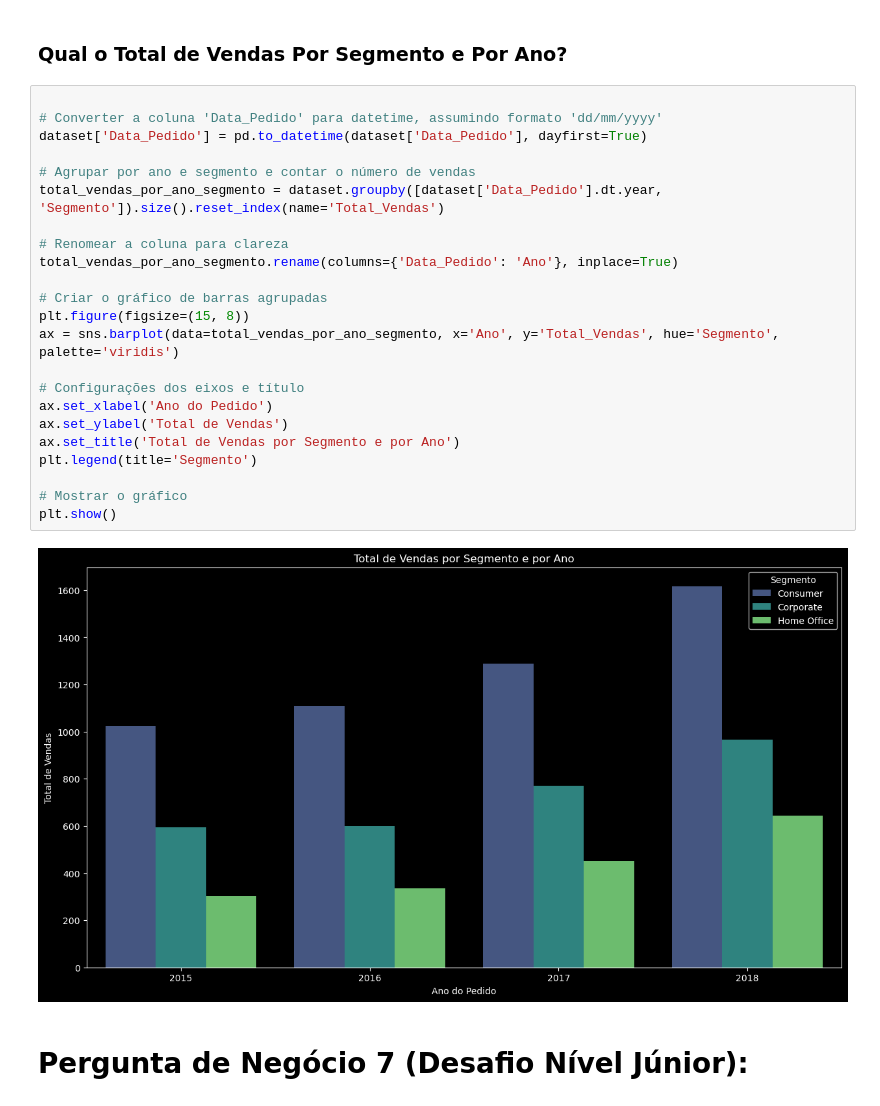
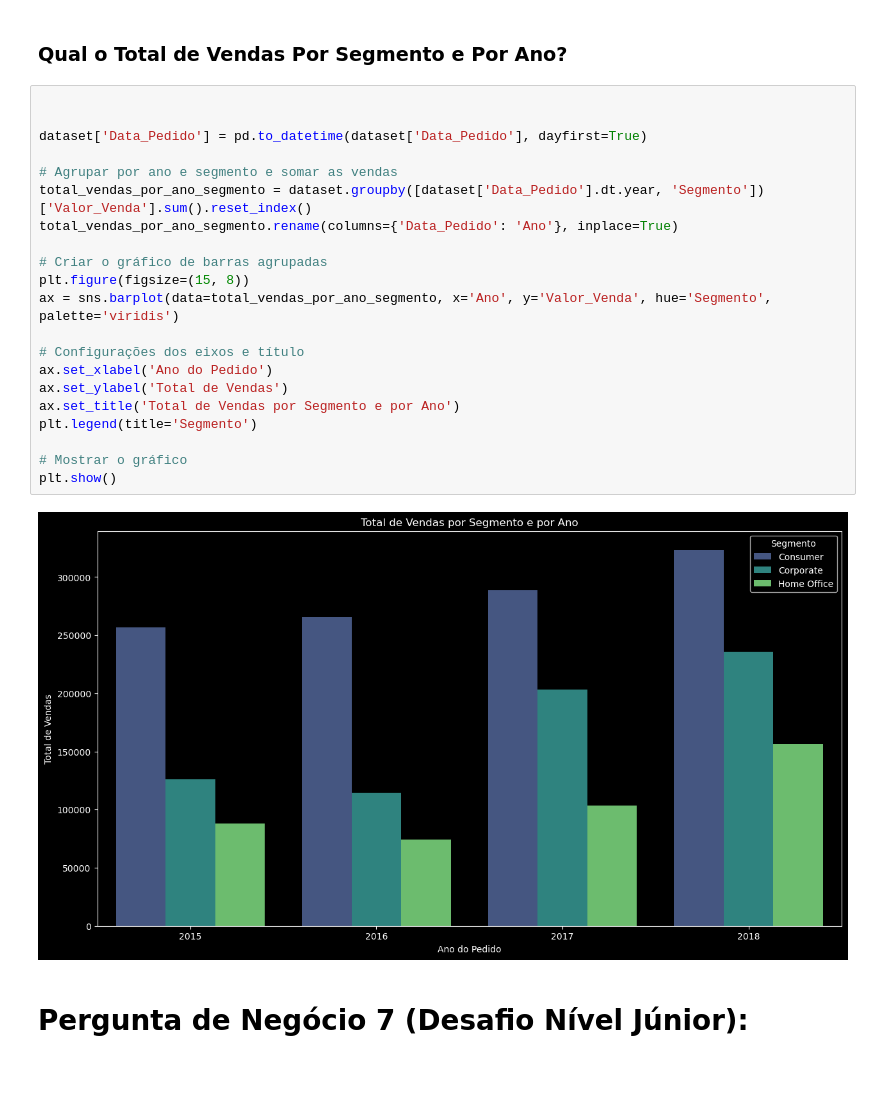
Before and after one commit to igoharaujo/Analise_exploratoria, a Jupyter notebook: varejo.ipynb, the cells around one changed output. Saved outputs shown, nothing was run; the diff lists cells and outputs as text; blank space fills up the shorter version.

```diff
--- a/varejo.ipynb
+++ b/varejo.ipynb
@@ -249,29 +256,27 @@ plt.show()
 ### Qual o Total de Vendas Por Segmento e Por Ano?
 # %%
 
-# Converter a coluna 'Data_Pedido' para datetime, assumindo formato 'dd/mm/yyyy'
+
 dataset['Data_Pedido'] = pd.to_datetime(dataset['Data_Pedido'], dayfirst=True)
 
-# Agrupar por ano e segmento e contar o número de vendas
-total_vendas_por_ano_segmento = dataset.groupby([dataset['Data_Pedido'].dt.year, 'Segmento']).size().reset_index(name='Total_Vendas')
-
-# Renomear a coluna para clareza
+# Agrupar por ano e segmento e somar as vendas
+total_vendas_por_ano_segmento = dataset.groupby([dataset['Data_Pedido'].dt.year, 'Segmento'])['Valor_Venda'].sum().reset_index()
 total_vendas_por_ano_segmento.rename(columns={'Data_Pedido': 'Ano'}, inplace=True)
 
 # Criar o gráfico de barras agrupadas
 plt.figure(figsize=(15, 8))
-ax = sns.barplot(data=total_vendas_por_ano_segmento, x='Ano', y='Total_Vendas', hue='Segmento', palette='viridis')
+ax = sns.barplot(data=total_vendas_por_ano_segmento, x='Ano', y='Valor_Venda', hue='Segmento', palette='viridis')
 
 # Configurações dos eixos e título
 ax.set_xlabel('Ano do Pedido')
 ax.set_ylabel('Total de Vendas')
 ax.set_title('Total de Vendas por Segmento e por Ano')
 plt.legend(title='Segmento')
 
 # Mostrar o gráfico
 plt.show()
 # %% [output]
-[figure, old version]
+[figure, new version]
 # %% [markdown]
 # Pergunta de Negócio 7 (Desafio Nível Júnior):
 # %% [markdown]
```
Also changed, not shown: parts of 8 cells of this notebook, 5 other files.
